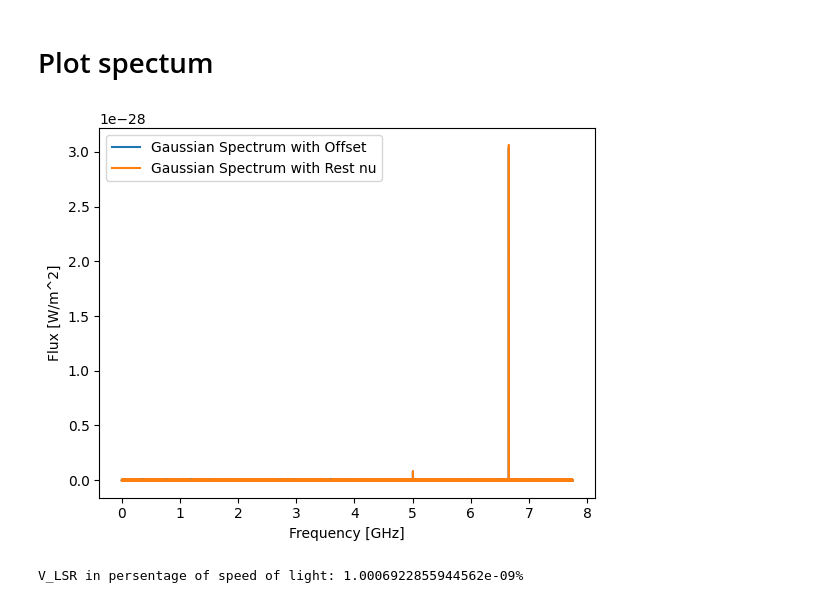
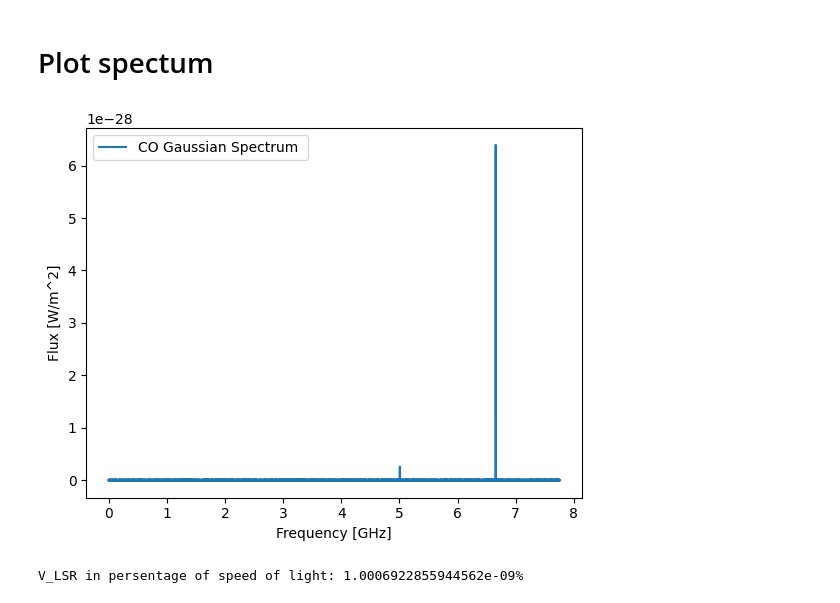
Before and after one commit to aleksej-rodano/phas0052_project, a Jupyter notebook: mcmc_and_radex.ipynb, the cells around one changed output. Saved outputs shown, nothing was run; the diff lists cells and outputs as text; code cells hidden in the pictures.

```diff
--- a/mcmc_and_radex.ipynb
+++ b/mcmc_and_radex.ipynb
@@ -42,7 +42,7 @@ line_profile_type = "Gaussian"
 # True simulation parameters (using your constants)
 N = 1e16 / constants.centi**2  # CH3OH_e column density in m^-2
 width_v = 4 * constants.kilo  # line width in m/s (1 km/s * 2)
-Tkin = 100  # kinetic temperature in K
+Tkin = 30  # kinetic temperature in K
 
 observed_spectrum_n_collider = 1e8  # collider density in cm^-3
 LTE_collider_densities_h2only = {"H2": observed_spectrum_n_collider / constants.centi**3}  # collider density in m^-3
@@ -164,40 +164,40 @@ realistic_fwhm = nu0_arrayCH3OH * (width_v / constants.c)
 n_trans_spectrum = 10
 
 # generate frequency space
 x = np.linspace(0, nu0_arrayCH3OH[n_trans_spectrum] * 1.01, int(1e5))
 
 # compute the offset using V_LSR
 # V_LSR = 0.0001 * constants.c
 V_LSR = 0.3
 
 nu0_arrayCH3OH_observed = nu0_arrayCH3OH * (1 - (V_LSR * 100) / constants.c)
 
 params_observed = []
 params_rest = []
 for i in range(n_trans_spectrum):
     params_observed.extend([flux_methanol[i], nu0_arrayCH3OH_observed[i], realistic_fwhm[i]])
-    params_rest.extend([flux_methanol[i], nu0_arrayCH3OH[i], realistic_fwhm[i]])
+    # params_rest.extend([flux_methanol[i], nu0_arrayCH3OH[i], realistic_fwhm[i]])
 
 # Generate the spectra
 no_noise_spectrum_observed = model_spectrum(x, params_observed)
-no_noise_spectrum_rest = model_spectrum(x, params_rest)
+# no_noise_spectrum_rest = model_spectrum(x, params_rest)
 
 noise_std_observed = 0.0005 * np.max(no_noise_spectrum_observed)
-noise_std_rest = 0.0005 * np.max(no_noise_spectrum_rest)
+# noise_std_rest = 0.0005 * np.max(no_noise_spectrum_rest)
 
 observed_spectrum = no_noise_spectrum_observed + np.random.normal(0, noise_std_observed, len(x))
-spectrum_rest = no_noise_spectrum_rest + np.random.normal(0, noise_std_rest, len(x))
+# spectrum_rest = no_noise_spectrum_rest + np.random.normal(0, noise_std_rest, len(x))
 
 # Plot the spectra
 fig, ax = plt.subplots()
-plt.plot(x / constants.giga, observed_spectrum, label="Gaussian Spectrum with Offset")
-plt.plot(x / constants.giga, spectrum_rest, label="Gaussian Spectrum with Rest nu")
+plt.plot(x / constants.giga, observed_spectrum, label="CO Gaussian Spectrum ")
+# plt.plot(x / constants.giga, spectrum_rest, label="Gaussian Spectrum with Rest nu")
 plt.xlabel("Frequency [GHz]")
 plt.ylabel(r"Flux [W/m^2]")
 plt.legend()
 plt.show()
 # %% [output]
-[figure, old version]
+[figure, new version]
 # %%
 V_LSR_cpersentage = (V_LSR) / constants.c
 print(f"V_LSR in persentage of speed of light: {V_LSR_cpersentage}%")
```
Also changed, not shown: parts of 1 cell of this notebook.
